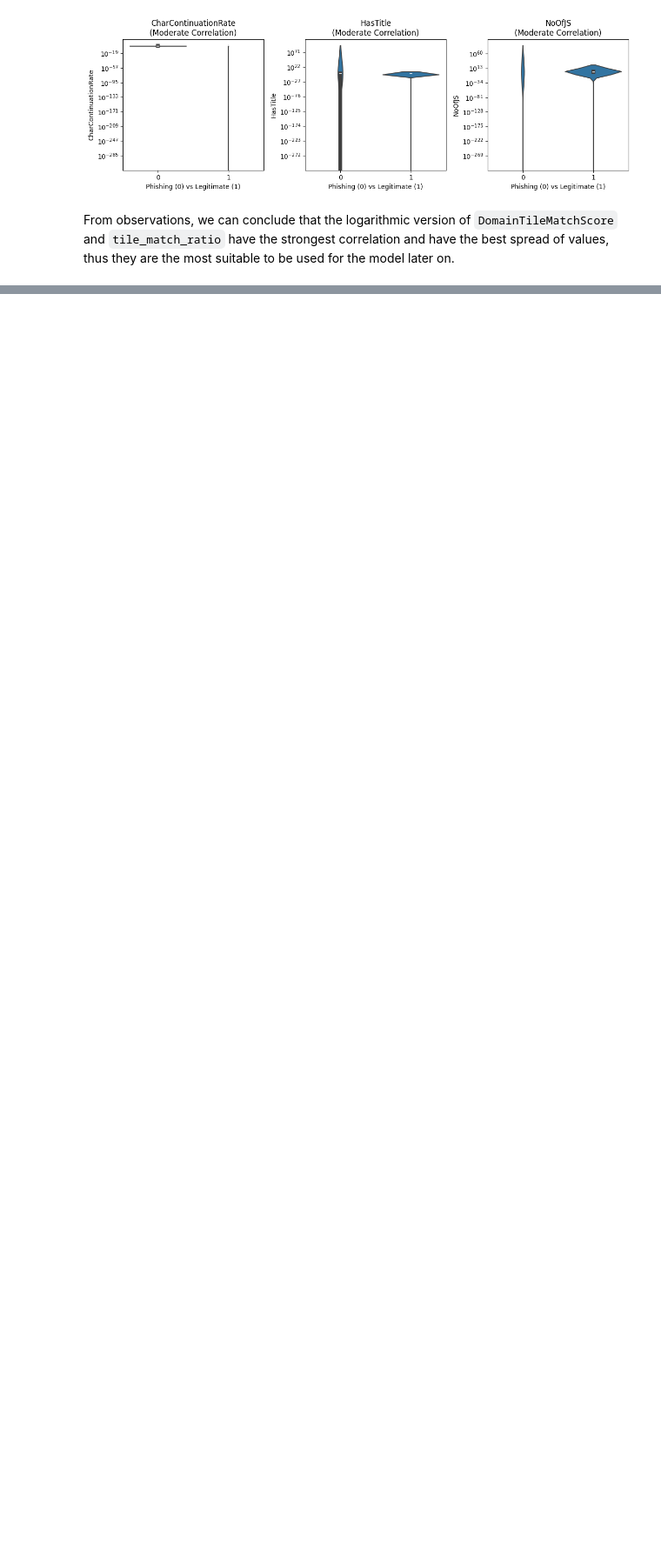
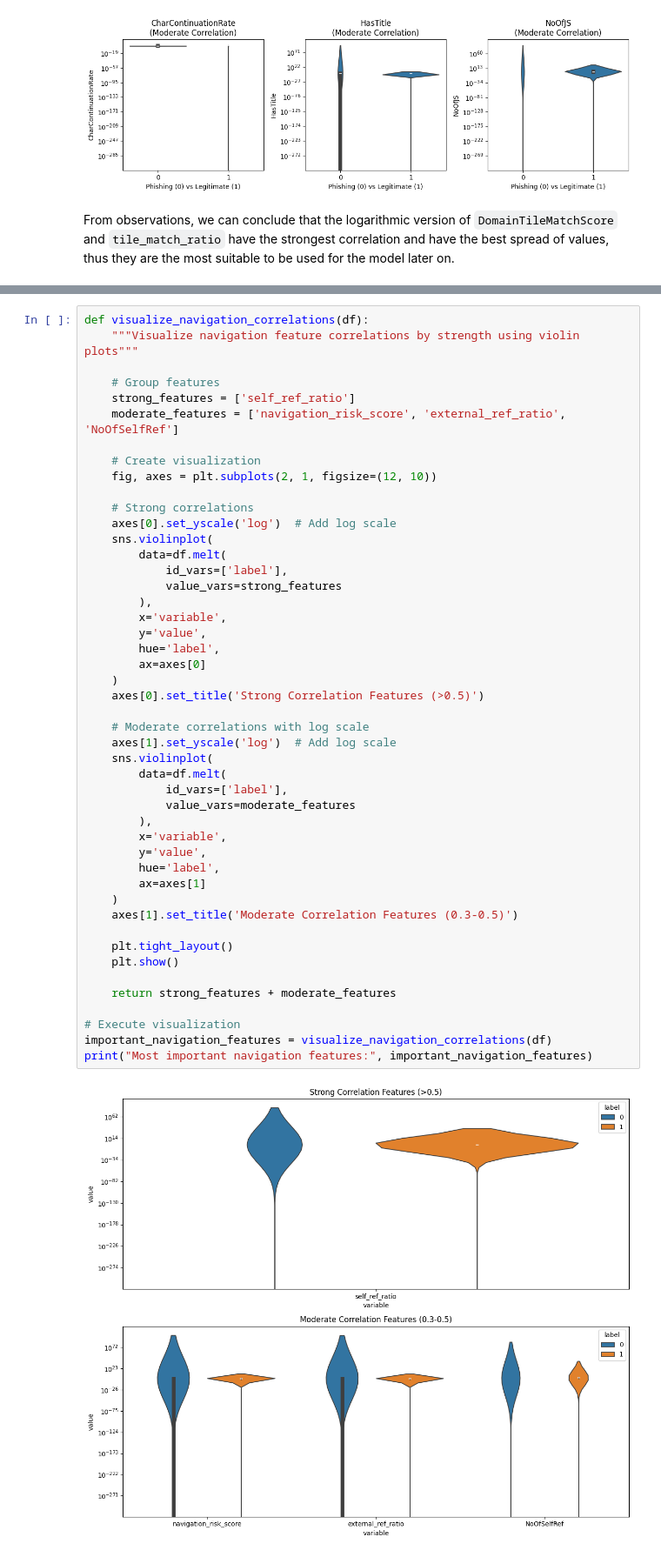
Before and after one commit to gjh0239/AITT-Assignment, a Jupyter notebook: Assignment/Assignment.ipynb, the cells around one changed output, grey strips where cells are left out. Shown at 87% size. Drawn from its saved outputs; the diff is of its cells as text; blank space fills up the shorter version.

```diff
--- a/Assignment/Assignment.ipynb
+++ b/Assignment/Assignment.ipynb
@@ -2434,0 +3053,49 @@ From observations, we can conclude that the logarithmic version of `DomainTileMa
+# %%
+def visualize_navigation_correlations(df):
+	"""Visualize navigation feature correlations by strength using violin plots"""
+
+	# Group features
+	strong_features = ['self_ref_ratio']
+	moderate_features = ['navigation_risk_score', 'external_ref_ratio', 'NoOfSelfRef']
+
+	# Create visualization
+	fig, axes = plt.subplots(2, 1, figsize=(12, 10))
+
+	# Strong correlations
+	axes[0].set_yscale('log')  # Add log scale
+	sns.violinplot(
+		data=df.melt(
+			id_vars=['label'],
+			value_vars=strong_features
+		),
+		x='variable',
+		y='value',
+		hue='label',
+		ax=axes[0]
+	)
+	axes[0].set_title('Strong Correlation Features (>0.5)')
+
+	# Moderate correlations with log scale
+	axes[1].set_yscale('log')  # Add log scale
+	sns.violinplot(
+		data=df.melt(
+			id_vars=['label'],
+			value_vars=moderate_features
+		),
+		x='variable',
+		y='value',
+		hue='label',
+		ax=axes[1]
+	)
+	axes[1].set_title('Moderate Correlation Features (0.3-0.5)')
+
+	plt.tight_layout()
+	plt.show()
+
+	return strong_features + moderate_features
+
+# Execute visualization
+important_navigation_features = visualize_navigation_correlations(df)
+print("Most important navigation features:", important_navigation_features)
+# %% [output]
+[figure, added]
```
Also changed, not shown: parts of 31 cells of this notebook.
